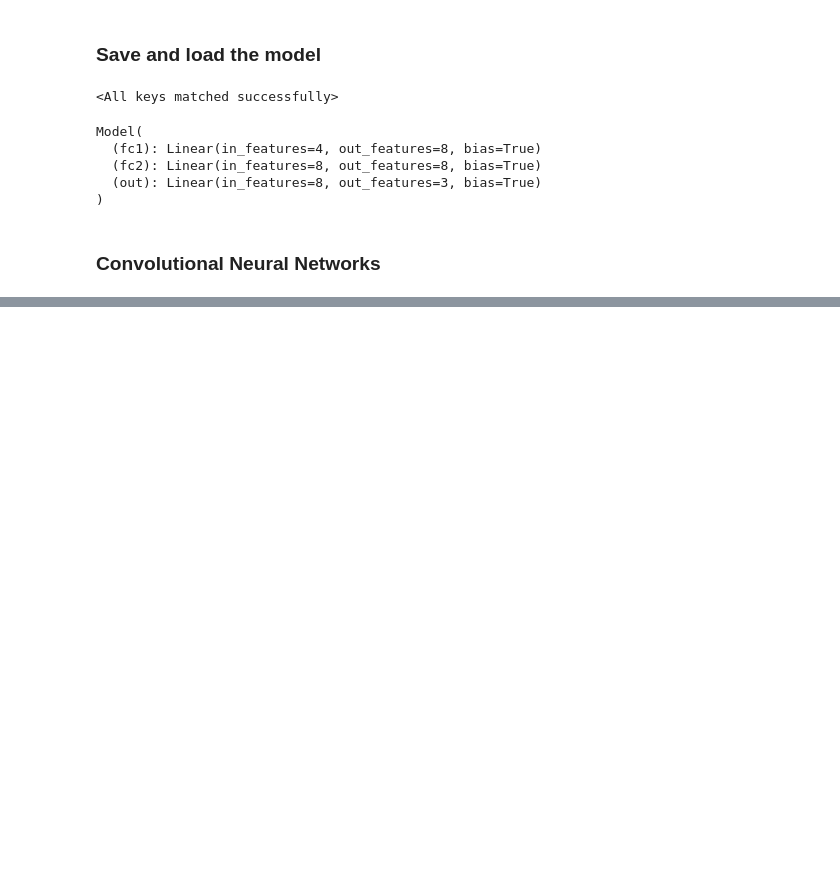
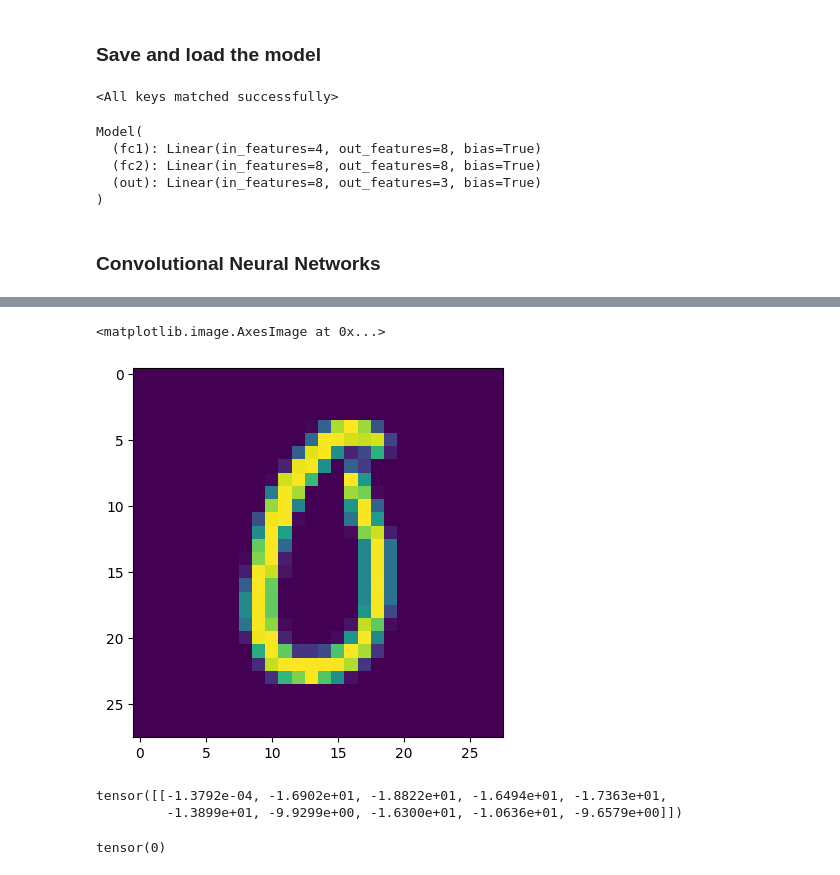
Before and after one commit to Mataeri/Learning-Torch, a Jupyter notebook: Learning_Pytorch.ipynb, the cells around one changed output, grey strips where cells are left out. Cells and saved outputs as stored; diff of their text form; code cells hidden in the pictures; blank space fills up the shorter version.

```diff
--- a/Learning_Pytorch.ipynb
+++ b/Learning_Pytorch.ipynb
@@ -385,0 +399,3 @@ Model(
+# %%
+# Convert MNIST Image Files into a Tensor of 4 dimensions (# of images, Height, Width, Color Channel)
+transform = transforms.ToTensor()
@@ -385,0 +405,3 @@ Model(
+# %%
+#Test Data
+test_data = datasets.MNIST(root='/cnn_data', train=False, download=True, transform=transform)
@@ -385,0 +646,5 @@ Model(
+# %%
+plt.imshow(test_data[4146][0].reshape(28,28))
+# %% [output]
+<matplotlib.image.AxesImage at 0x...>
+[figure, added]
@@ -385,0 +657,10 @@ Model(
+# %%
+# check the new prediction
+new_prediction
+# %% [output]
+tensor([[-1.3792e-04, -1.6902e+01, -1.8822e+01, -1.6494e+01, -1.7363e+01,
+         -1.3899e+01, -9.9299e+00, -1.6300e+01, -1.0636e+01, -9.6579e+00]])
+# %%
+new_prediction.argmax()
+# %% [output]
+tensor(0)
```
Also changed, not shown: parts of 30 cells of this notebook.
